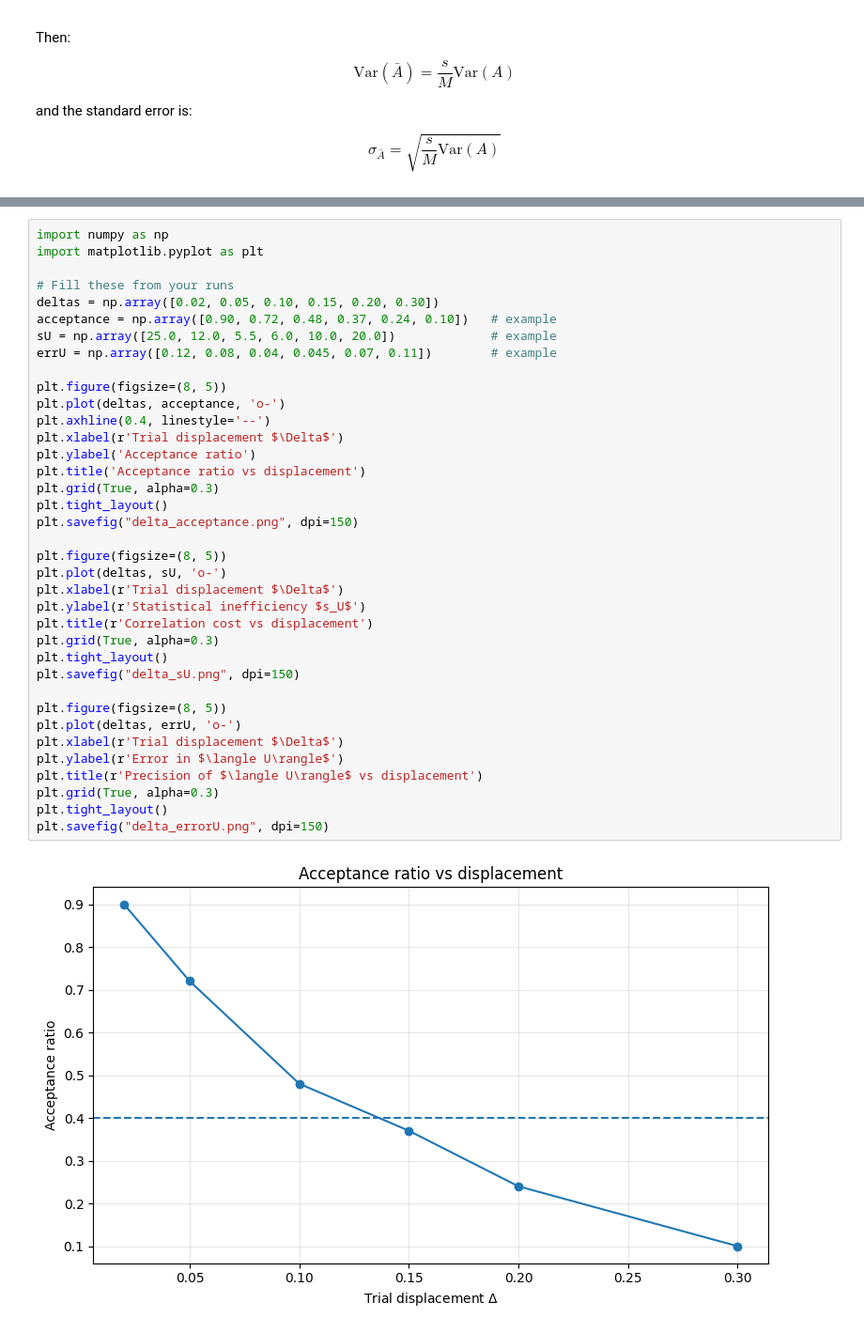
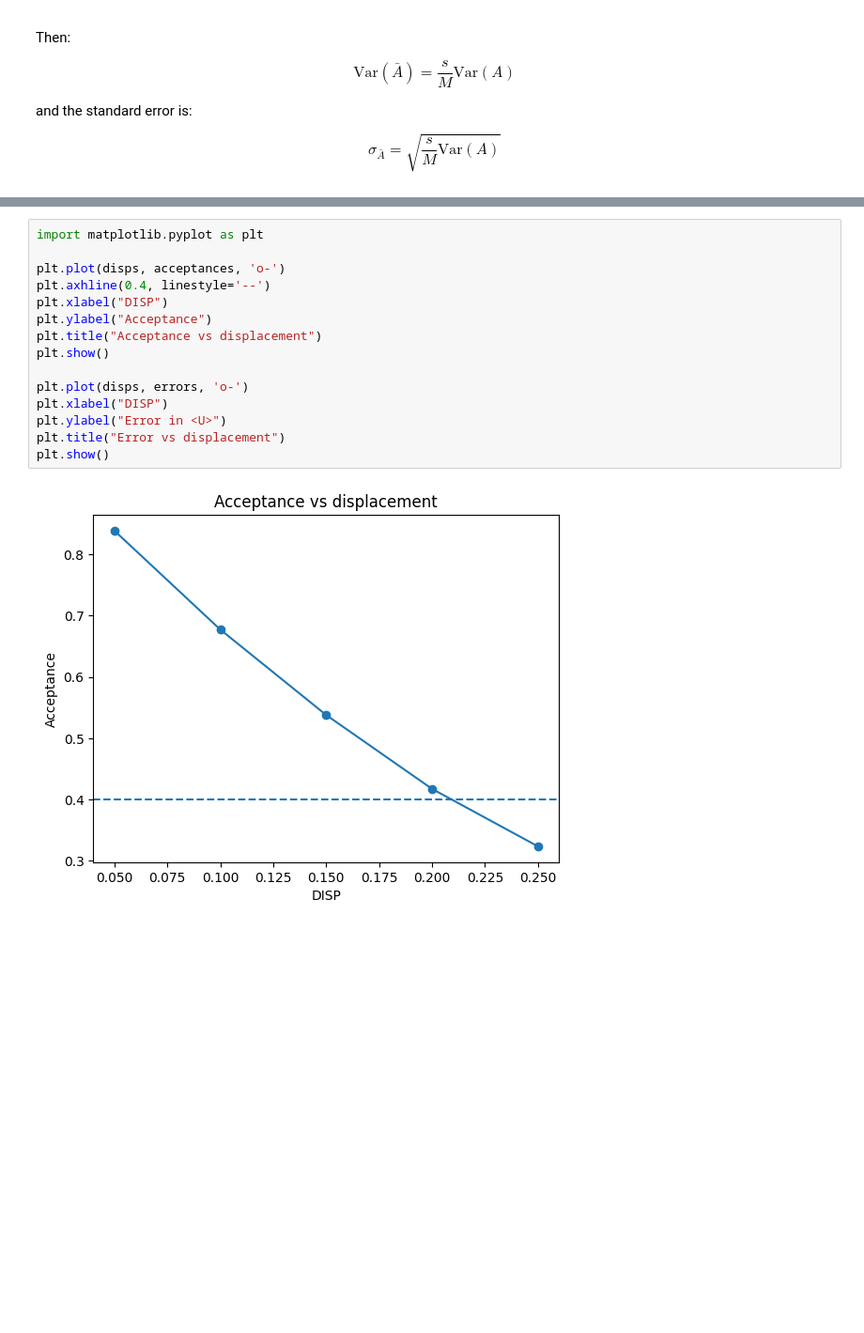
Before and after one commit to ShahYusufSafi/Adv-Comp-Science, a Jupyter notebook: A2/Results.ipynb, the cells around one changed output, grey strips where cells are left out. Shown at 94% size. Drawn from its saved outputs; the diff is of its cells as text; blank space fills up the shorter version.

Commit message:
Complete part (b) and (c): block analysis + displacement study

```diff
--- a/A2/Results.ipynb
+++ b/A2/Results.ipynb
@@ -367,39 +254,17 @@ Pressure:
 # %%
-import numpy as np
 import matplotlib.pyplot as plt
 
-# Fill these from your runs
-deltas = np.array([0.02, 0.05, 0.10, 0.15, 0.20, 0.30])
-acceptance = np.array([0.90, 0.72, 0.48, 0.37, 0.24, 0.10])   # example
-sU = np.array([25.0, 12.0, 5.5, 6.0, 10.0, 20.0])             # example
-errU = np.array([0.12, 0.08, 0.04, 0.045, 0.07, 0.11])        # example
+plt.plot(disps, acceptances, 'o-')
+plt.axhline(0.4, linestyle='--')
+plt.xlabel("DISP")
+plt.ylabel("Acceptance")
+plt.title("Acceptance vs displacement")
+plt.show()
 
-plt.figure(figsize=(8, 5))
-plt.plot(deltas, acceptance, 'o-')
-plt.axhline(0.4, linestyle='--')
-plt.xlabel(r'Trial displacement $\Delta$')
-plt.ylabel('Acceptance ratio')
-plt.title('Acceptance ratio vs displacement')
-plt.grid(True, alpha=0.3)
-plt.tight_layout()
-plt.savefig("delta_acceptance.png", dpi=150)
-
-plt.figure(figsize=(8, 5))
-plt.plot(deltas, sU, 'o-')
-plt.xlabel(r'Trial displacement $\Delta$')
-plt.ylabel(r'Statistical inefficiency $s_U$')
-plt.title(r'Correlation cost vs displacement')
-plt.grid(True, alpha=0.3)
-plt.tight_layout()
-plt.savefig("delta_sU.png", dpi=150)
-
-plt.figure(figsize=(8, 5))
-plt.plot(deltas, errU, 'o-')
-plt.xlabel(r'Trial displacement $\Delta$')
-plt.ylabel(r'Error in $\langle U\rangle$')
-plt.title(r'Precision of $\langle U\rangle$ vs displacement')
-plt.grid(True, alpha=0.3)
-plt.tight_layout()
-plt.savefig("delta_errorU.png", dpi=150)
+plt.plot(disps, errors, 'o-')
+plt.xlabel("DISP")
+plt.ylabel("Error in <U>")
+plt.title("Error vs displacement")
+plt.show()
 # %% [output]
-[figure, old version]
+[figure, new version]
```
Also changed, not shown: parts of 5 cells of this notebook, 6 other files.
